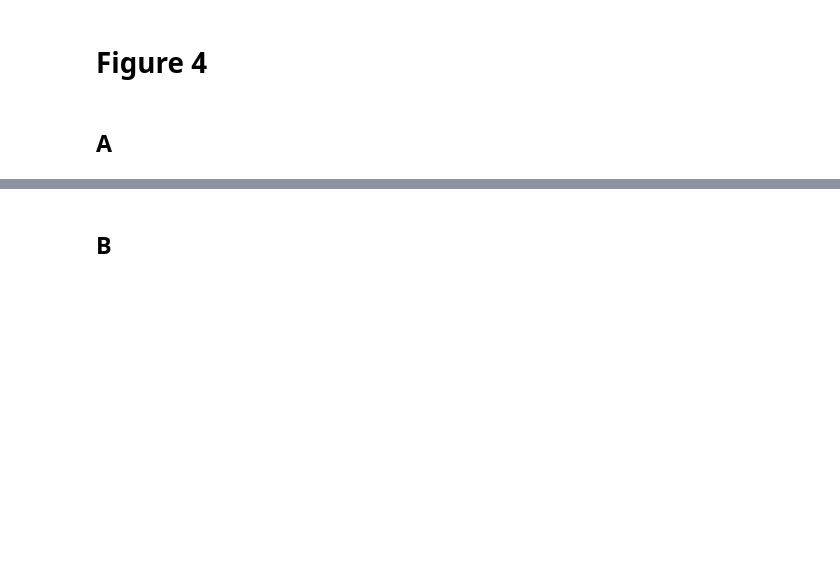
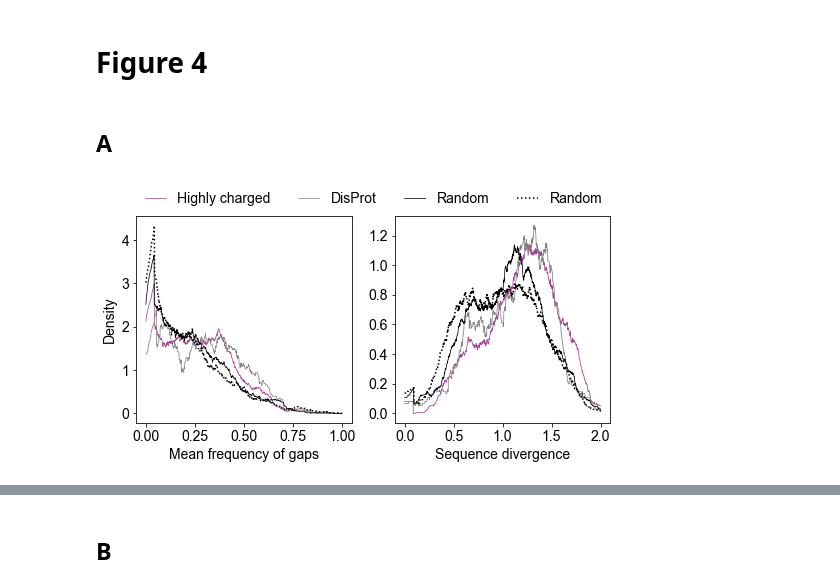
Before and after one commit to rosalindpan/hcrpaper, a Jupyter notebook: figures/Figure4.ipynb, the cells around one changed output, grey strips where cells are left out. Cells and saved outputs as stored; diff of their text form; code cells hidden in the pictures; blank space fills up the shorter version.

```diff
--- a/figures/Figure4.ipynb
+++ b/figures/Figure4.ipynb
@@ -46,3 +46,64 @@ def comp_to_dict(c):
     return d
 # %% [markdown]
 ## A
+# %%
+df = pd.read_csv('../data/aln_quality/aln_quality_hits.csv')
+df_random = pd.read_csv('../data/aln_quality/aln_quality_random.csv')
+df_disprot = pd.read_csv('../data/aln_quality/aln_quality_disprot.csv')
+# %%
+hits_aq = np.asarray(df['gappiness'].tolist())
+idr_aq = np.asarray(df_disprot['gappiness'].tolist())
+rand_aq = np.asarray(df['gappiness_null'].tolist())
+rand_aq2 = np.asarray(df_random['gappiness'].tolist())
+# %%
+hits_sd = np.asarray(df['seq_div'].tolist())
+idr_sd = np.asarray(df_disprot['seq_div'].tolist())
+rand_sd = np.asarray(df['seq_div_null'].tolist())
+rand_sd2 = np.asarray(df_random['seq_div'].tolist())
+# %%
+fig, axes = plt.subplots(1, 2, figsize=(8.5,3.8))
+ax1, ax2 = axes[0], axes[1]
+
+X_plot = np.linspace(0, 1, 1000).reshape(-1, 1)
+kde = KernelDensity(kernel="tophat", bandwidth=0.04263).fit(hits_aq.reshape(-1, 1))
+dens = kde.score_samples(X_plot)
+ax1.plot(X_plot, np.exp(dens), label='Highly charged', color=cscheme['cr'], linewidth=0.75)
+
+kde = KernelDensity(kernel="tophat", bandwidth=0.05399).fit(idr_aq.reshape(-1, 1))
+dens = kde.score_samples(X_plot)
+ax1.plot(X_plot, np.exp(dens), label='DisProt', color=cscheme['dis'], linewidth=0.75)
+
+kde = KernelDensity(kernel="tophat", bandwidth=0.04223).fit(rand_aq.reshape(-1, 1))
+dens = kde.score_samples(X_plot)
+ax1.plot(X_plot, np.exp(dens), label='Random', color=cscheme['null'], linewidth=0.75)
+
+kde = KernelDensity(kernel="tophat", bandwidth=0.04333).fit(rand_aq2.reshape(-1, 1))
+dens = kde.score_samples(X_plot)
+ax1.plot(X_plot, np.exp(dens), label='Random', color=cscheme['null'], linewidth=1.5, linestyle='dotted')
+ax1.set_xlabel('Mean frequency of gaps')
+ax1.set_ylabel('Density')
+
+X_plot = np.linspace(0, 2, 2000).reshape(-1, 1)
+kde = KernelDensity(kernel="tophat", bandwidth=0.08803).fit(hits_sd.reshape(-1, 1))
+dens = kde.score_samples(X_plot)
+ax2.plot(X_plot, np.exp(dens), label='Highly charged', color=cscheme['cr'], linewidth=0.75)
+
+kde = KernelDensity(kernel="tophat", bandwidth=0.1065).fit(idr_sd.reshape(-1, 1))
+dens = kde.score_samples(X_plot)
+ax2.plot(X_plot, np.exp(dens), label='DisProt', color=cscheme['dis'], linewidth=0.75)
+
+kde = KernelDensity(kernel="tophat", bandwidth=0.09184).fit(rand_sd.reshape(-1, 1))
+dens = kde.score_samples(X_plot)
+ax2.plot(X_plot, np.exp(dens), label='Random', color=cscheme['null'], linewidth=0.75)
+
+kde = KernelDensity(kernel="tophat", bandwidth=0.09526).fit(rand_sd2.reshape(-1, 1))
+dens = kde.score_samples(X_plot)
+ax2.plot(X_plot, np.exp(dens), label='Random', color=cscheme['null'], linewidth=1.5, linestyle='dotted')
+ax2.set_xlabel('Sequence divergence')
+
+ax1.legend(ncol=4, frameon=False, handlelength=1.5,
+           bbox_to_anchor=(2.22, 1.18))
+plt.savefig('../figures/plots/Figure4A.png', dpi=300, bbox_inches='tight')
+plt.show()
+# %% [output]
+[figure, added]
```
Also changed, not shown: parts of 41 cells of this notebook, 52 other files.
